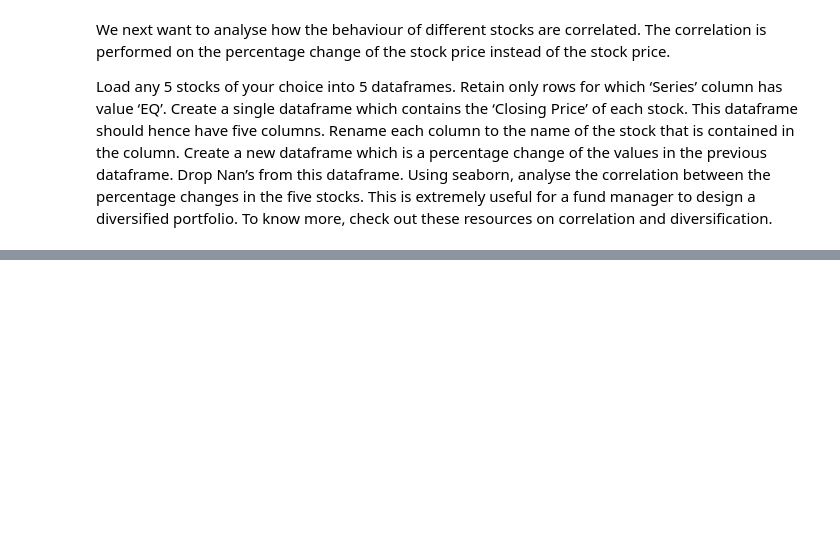
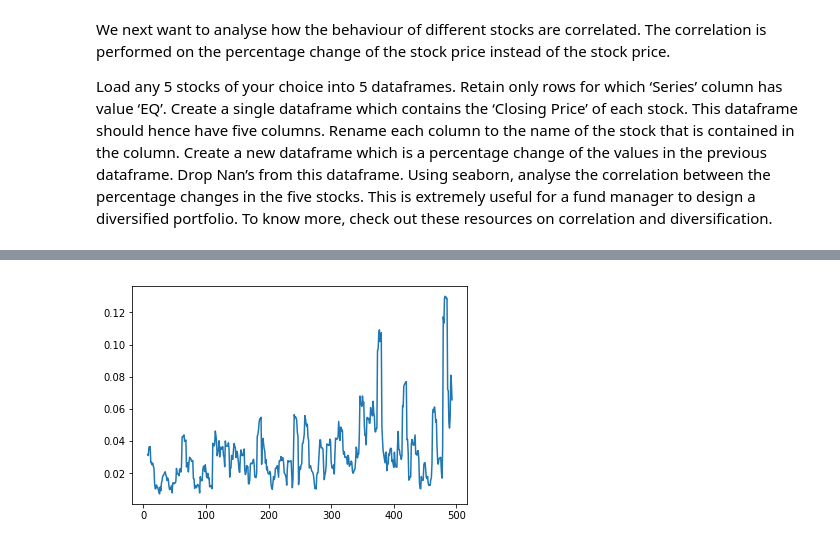
Before and after one commit to abhidahiya23/Aicte_Program, a Jupyter notebook: Module 2/Module 2- Plotting in Financial Markets.ipynb, the cells around one changed output, grey strips where cells are left out. Saved outputs shown, nothing was run; the diff lists cells and outputs as text; code cells hidden in the pictures; blank space fills up the shorter version.

```diff
--- a/Module 2/Module 2- Plotting in Financial Markets.ipynb
+++ b/Module 2/Module 2- Plotting in Financial Markets.ipynb
@@ -150,0 +245,7 @@ Using seaborn, analyse the correlation between the percentage changes in the fiv
+# %%
+jet_volatility = per_cp['jet'].rolling(window=7)
+jet_volatility = jet_volatility.std()
+plt.plot(jet_volatility)
+plt.show()
+# %% [output]
+[figure, added]
```
Also changed, not shown: parts of 28 cells of this notebook, 27 other files.
